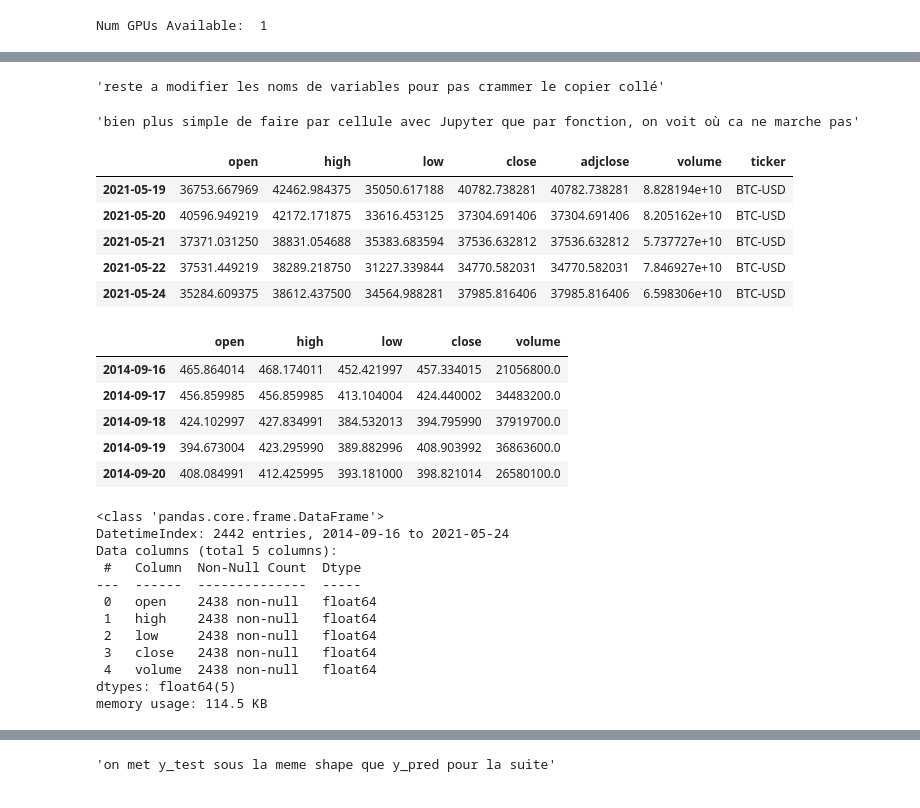
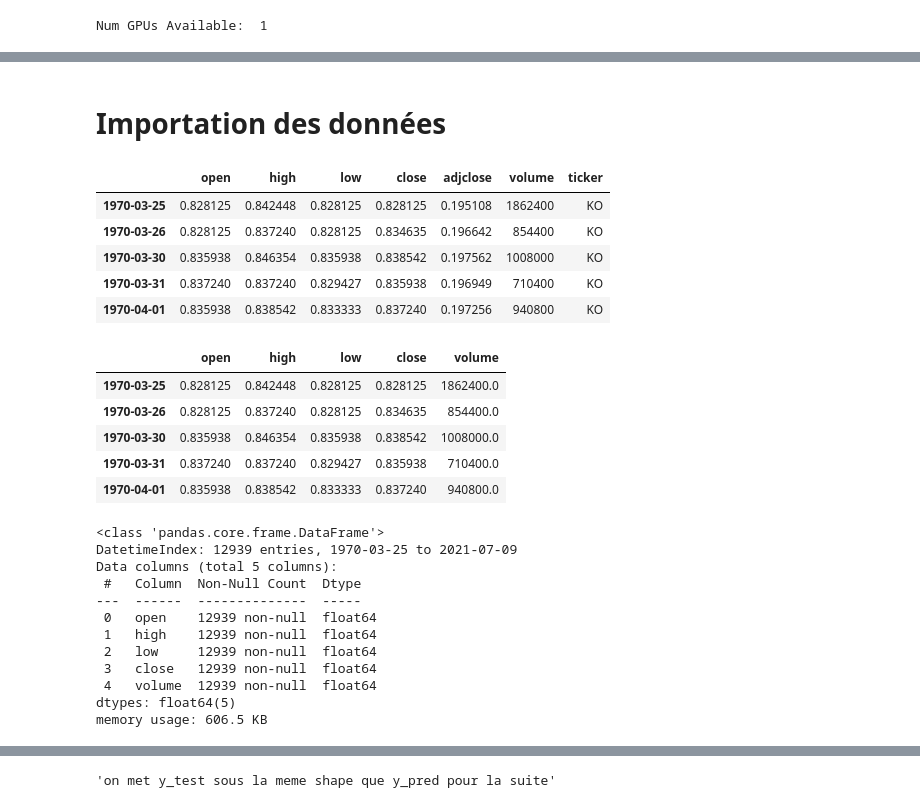
Before and after one commit to adriens63/price_prediction_project_tf, a Jupyter notebook: prediction_cours_boursiers_LSTM.ipynb, the cells around one changed output, grey strips where cells are left out. Saved outputs shown, nothing was run; the diff lists cells and outputs as text; code cells hidden in the pictures.

```diff
--- a/prediction_cours_boursiers_LSTM.ipynb
+++ b/prediction_cours_boursiers_LSTM.ipynb
@@ -55,61 +33,54 @@ could not convert string to float: 'BTC-USD' lors de la cellule x_train, y_train
-# %%
-"""reste a modifier les noms de variables pour pas crammer le copier collé"""
-# %% [output]
-'reste a modifier les noms de variables pour pas crammer le copier collé'
-# %%
-"""bien plus simple de faire par cellule avec Jupyter que par fonction, on voit où ca ne marche pas"""
-# %% [output]
-'bien plus simple de faire par cellule avec Jupyter que par fonction, on voit où ca ne marche pas'
+# %% [markdown]
+# Importation des données
 # %%
 possible_features = ['open', 'high', 'low', 'close', 'volume', 'close 7 days mean', 'close 14 days mean', 'close 20 days mean', 'close 50 days mean', 'ema', 'upperband', 'middleband', 'lowerband', 'rsi', 'macd', 'bop', 'obv', 'natr', 'sine', 'leadsine', 'CDLKICKINGBYLENGTH', 'CDLTAKURI', 'CDLHARAMI', 'CDLDOJI', 'CDLDRAGONFLYDOJI', 'CDLLONGLEGGEDDOJI']
 # %%
 """Paramètres"""
-ticker = 'BTC-USD' #choix de l'action à étudier
+ticker = 'KO' #choix de l'action à étudier
 
 n = 60 #nombre de jours considérés par le modèle précédant la date voulue
-days_predicted = 10 #on prévoit le prix de l'action à la date t + days_predicted
+days_predicted = 2 #on prévoit le prix de l'action à la date t + days_predicted
 test_size = 0.2 #part des données réservée au test du modèle
-#features = ['open', 'high', 'low', 'close', 'volume']
-shuffle = True
+shffl = False
 features = possible_features #liste d'indicateurs financiers utiles à la prédiction
 # %%
 """On charge la dataset"""
 
 df = si.get_data(ticker)
-df.tail()
+df.head()
 # %% [output]
 |  | open | high | low | close | adjclose | volume | ticker |
-| 2021-05-19 | 36753.667969 | 42462.984375 | 35050.617188 | 40782.738281 | 40782.738281 | 8.828194e+10 | BTC-USD |
-| 2021-05-20 | 40596.949219 | 42172.171875 | 33616.453125 | 37304.691406 | 37304.691406 | 8.205162e+10 | BTC-USD |
-| 2021-05-21 | 37371.031250 | 38831.054688 | 35383.683594 | 37536.632812 | 37536.632812 | 5.737727e+10 | BTC-USD |
-| 2021-05-22 | 37531.449219 | 38289.218750 | 31227.339844 | 34770.582031 | 34770.582031 | 7.846927e+10 | BTC-USD |
-| 2021-05-24 | 35284.609375 | 38612.437500 | 34564.988281 | 37985.816406 | 37985.816406 | 6.598306e+10 | BTC-USD |
+| 1970-03-25 | 0.828125 | 0.842448 | 0.828125 | 0.828125 | 0.195108 | 1862400 | KO |
+| 1970-03-26 | 0.828125 | 0.837240 | 0.828125 | 0.834635 | 0.196642 | 854400 | KO |
+| 1970-03-30 | 0.835938 | 0.846354 | 0.835938 | 0.838542 | 0.197562 | 1008000 | KO |
+| 1970-03-31 | 0.837240 | 0.837240 | 0.829427 | 0.835938 | 0.196949 | 710400 | KO |
+| 1970-04-01 | 0.835938 | 0.838542 | 0.833333 | 0.837240 | 0.197256 | 940800 | KO |
 # %%
 df.drop(columns=['ticker', 'adjclose'], inplace = True)
 df = df.astype(np.float64)
 df.head()
 # %% [output]
 |  | open | high | low | close | volume |
-| 2014-09-16 | 465.864014 | 468.174011 | 452.421997 | 457.334015 | 21056800.0 |
-| 2014-09-17 | 456.859985 | 456.859985 | 413.104004 | 424.440002 | 34483200.0 |
-| 2014-09-18 | 424.102997 | 427.834991 | 384.532013 | 394.795990 | 37919700.0 |
-| 2014-09-19 | 394.673004 | 423.295990 | 389.882996 | 408.903992 | 36863600.0 |
-| 2014-09-20 | 408.084991 | 412.425995 | 393.181000 | 398.821014 | 26580100.0 |
+| 1970-03-25 | 0.828125 | 0.842448 | 0.828125 | 0.828125 | 1862400.0 |
+| 1970-03-26 | 0.828125 | 0.837240 | 0.828125 | 0.834635 | 854400.0 |
+| 1970-03-30 | 0.835938 | 0.846354 | 0.835938 | 0.838542 | 1008000.0 |
+| 1970-03-31 | 0.837240 | 0.837240 | 0.829427 | 0.835938 | 710400.0 |
+| 1970-04-01 | 0.835938 | 0.838542 | 0.833333 | 0.837240 | 940800.0 |
 # %%
 df.info()
 # %% [output]
 <class 'pandas.core.frame.DataFrame'>
-DatetimeIndex: 2442 entries, 2014-09-16 to 2021-05-24
+DatetimeIndex: 12939 entries, 1970-03-25 to 2021-07-09
 Data columns (total 5 columns):
  #   Column  Non-Null Count  Dtype
 ---  ------  --------------  -----
- 0   open    2438 non-null   float64
- 1   high    2438 non-null   float64
- 2   low     2438 non-null   float64
- 3   close   2438 non-null   float64
- 4   volume  2438 non-null   float64
+ 0   open    12939 non-null  float64
+ 1   high    12939 non-null  float64
+ 2   low     12939 non-null  float64
+ 3   close   12939 non-null  float64
+ 4   volume  12939 non-null  float64
 dtypes: float64(5)
-memory usage: 114.5 KB
+memory usage: 606.5 KB
 # %%
 """print les colonnes"""
 
```
Also changed, not shown: parts of 91 cells of this notebook.
